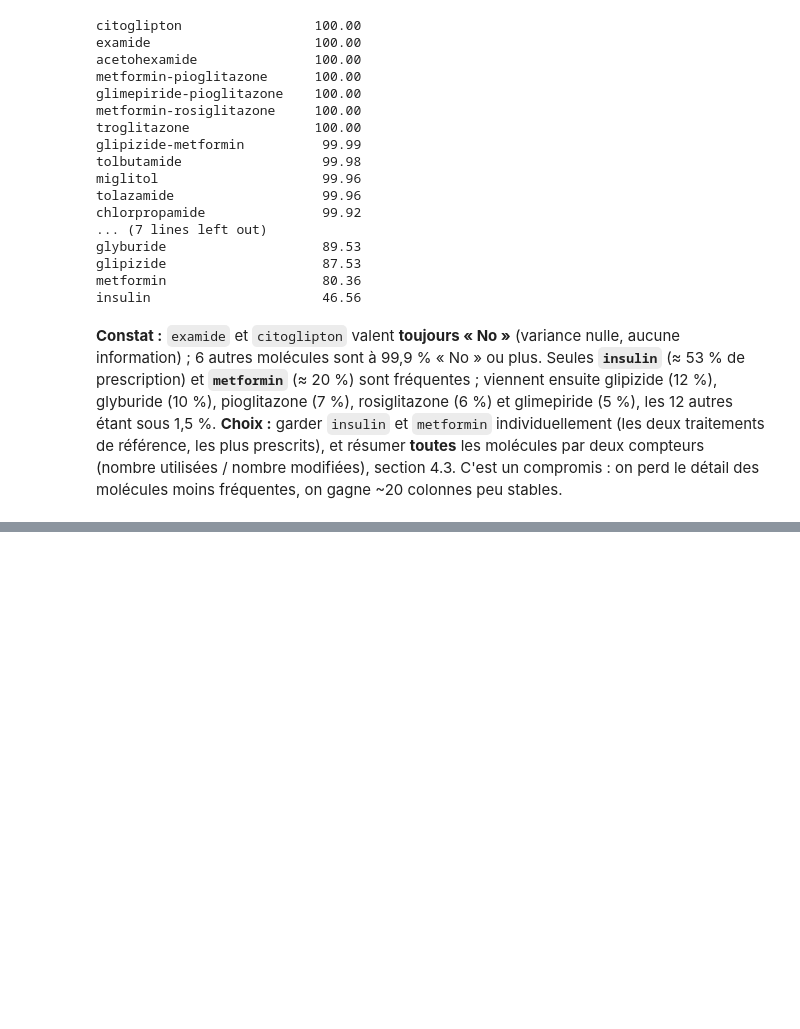
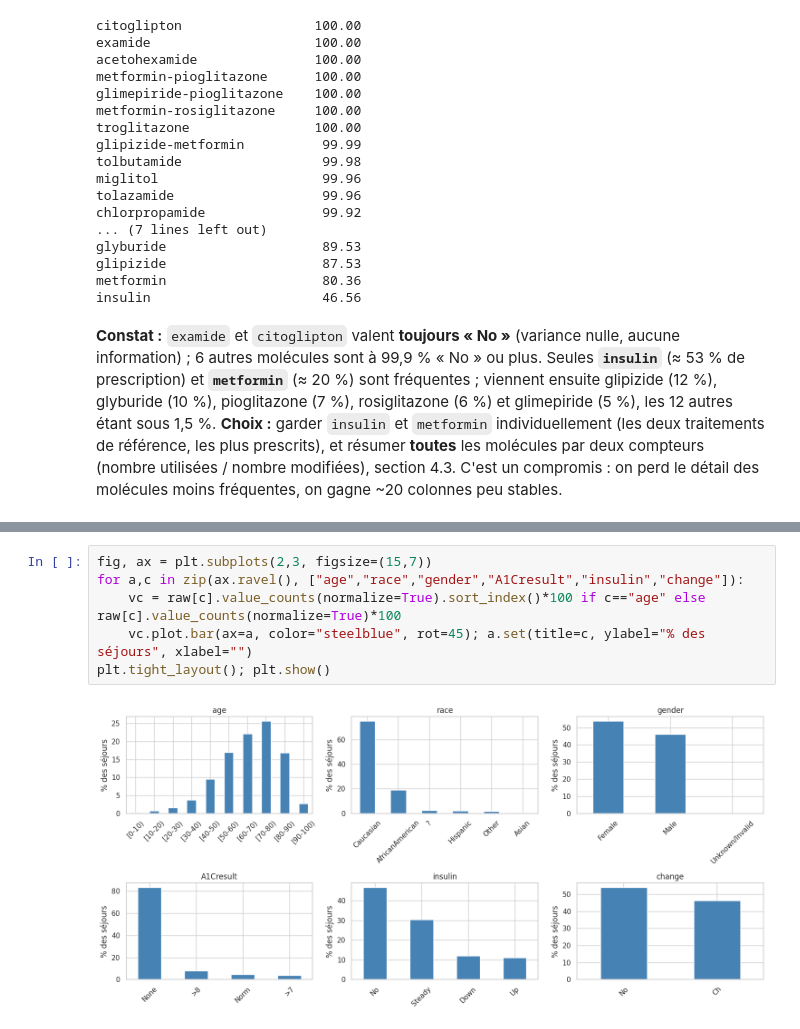
Before and after one commit to Tasnimekaabachi/diabetic-patients-readmission-, a Jupyter notebook: business_understanding.ipynb, the cells around one changed output, grey strips where cells are left out. Cells and saved outputs as stored; diff of their text form; blank space fills up the shorter version.

```diff
--- a/business_understanding.ipynb
+++ b/business_understanding.ipynb
@@ -291,0 +333,8 @@ insulin                      46.56
+# %%
+fig, ax = plt.subplots(2,3, figsize=(15,7))
+for a,c in zip(ax.ravel(), ["age","race","gender","A1Cresult","insulin","change"]):
+    vc = raw[c].value_counts(normalize=True).sort_index()*100 if c=="age" else raw[c].value_counts(normalize=True)*100
+    vc.plot.bar(ax=a, color="steelblue", rot=45); a.set(title=c, ylabel="% des séjours", xlabel="")
+plt.tight_layout(); plt.show()
+# %% [output]
+[figure, added]
```
Also changed, not shown: parts of 62 cells of this notebook, 1 other file.
